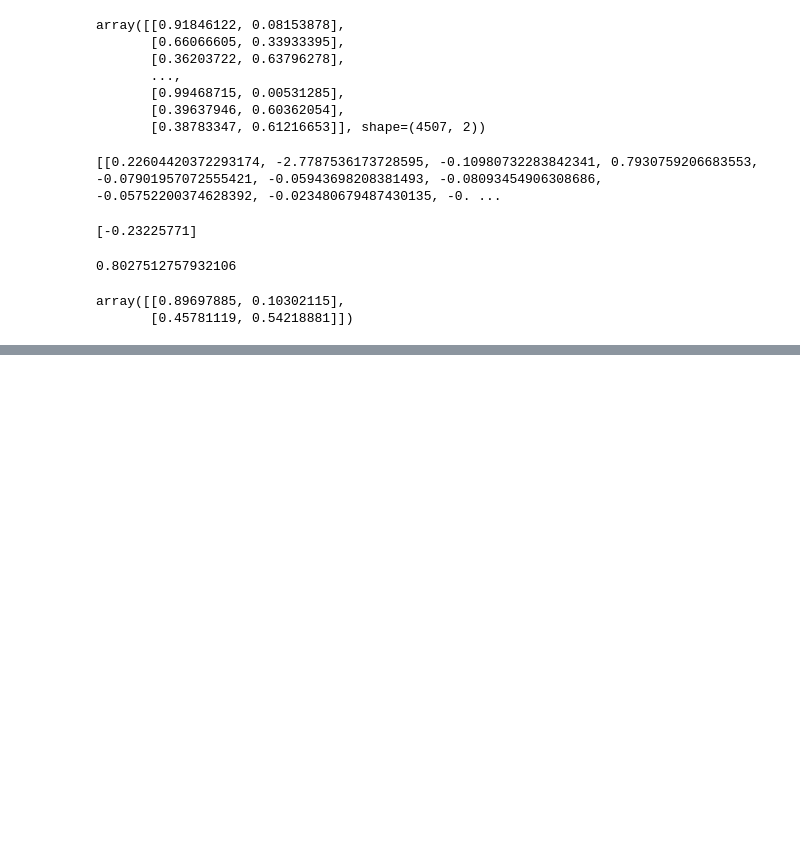
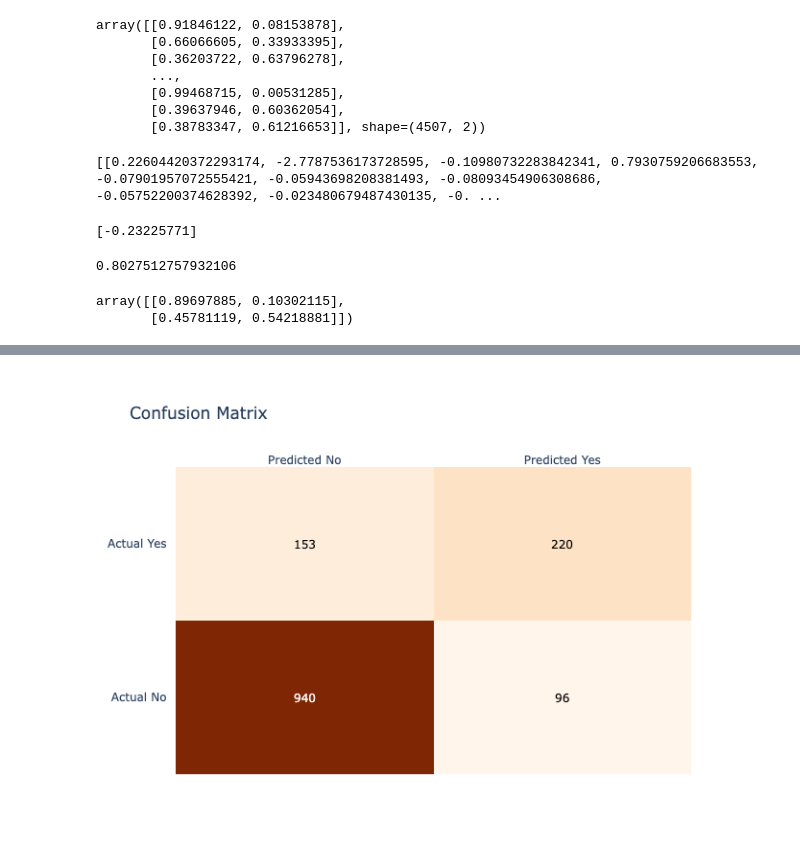
Before and after one commit to Hyndavi334/Telecom-Churn-Logistic-Regression, a Jupyter notebook: Notebooks/modeling.ipynb, the cells around one changed output, grey strips where cells are left out. Saved outputs shown, nothing was run; the diff lists cells and outputs as text; code cells hidden in the pictures; blank space fills up the shorter version.

```diff
--- a/Notebooks/modeling.ipynb
+++ b/Notebooks/modeling.ipynb
@@ -443,0 +444,9 @@ predict_and_plot(x_val,val)
+# %%
+import plotly.express as px
+import plotly.io as pio
+from IPython.display import Image, display
+fig = predict_and_plot(x_test,test_targets)
+fig.write_image("Confusion martix.png")
+display(Image("Confusion martix.png"))
+# %% [output]
+[figure, added]
```
Also changed, not shown: parts of 3 cells of this notebook, 1 other file.
